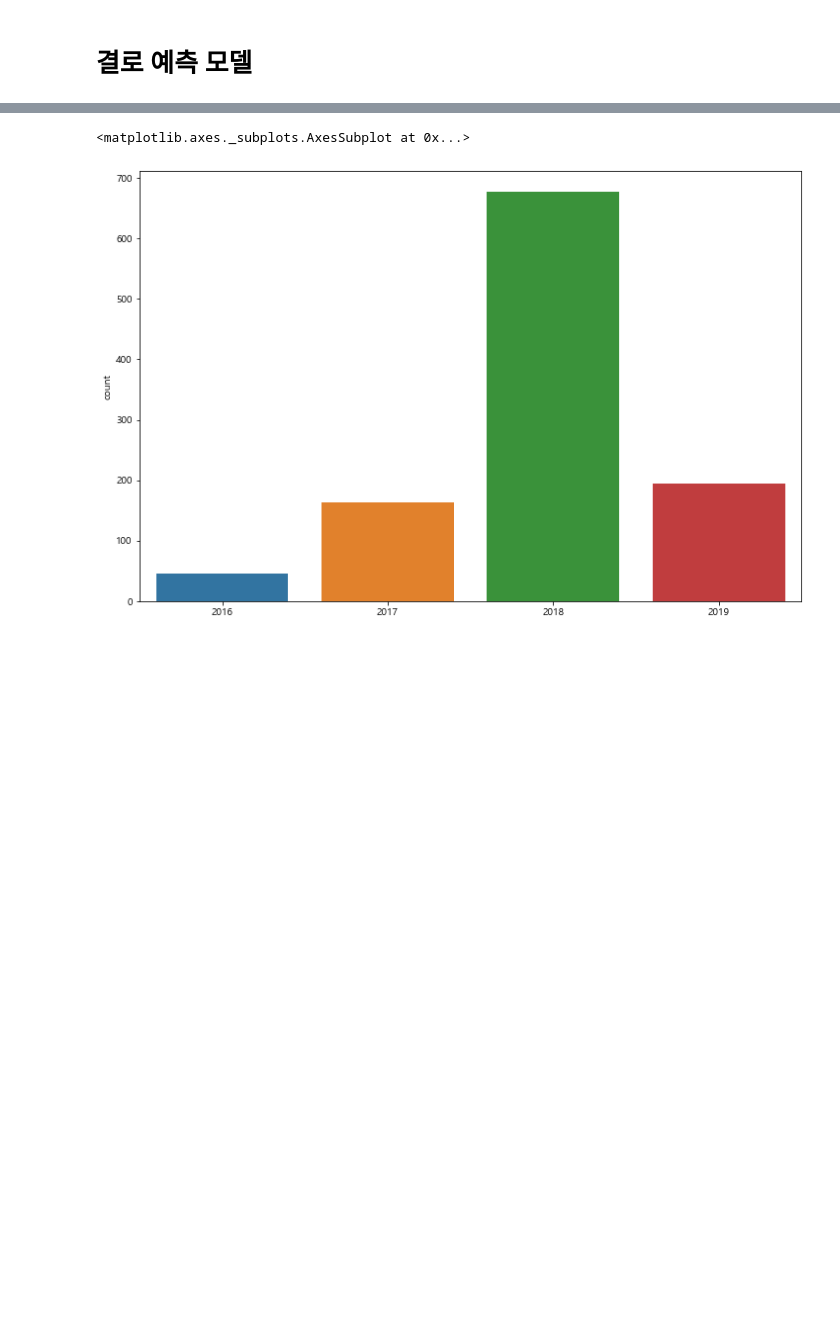
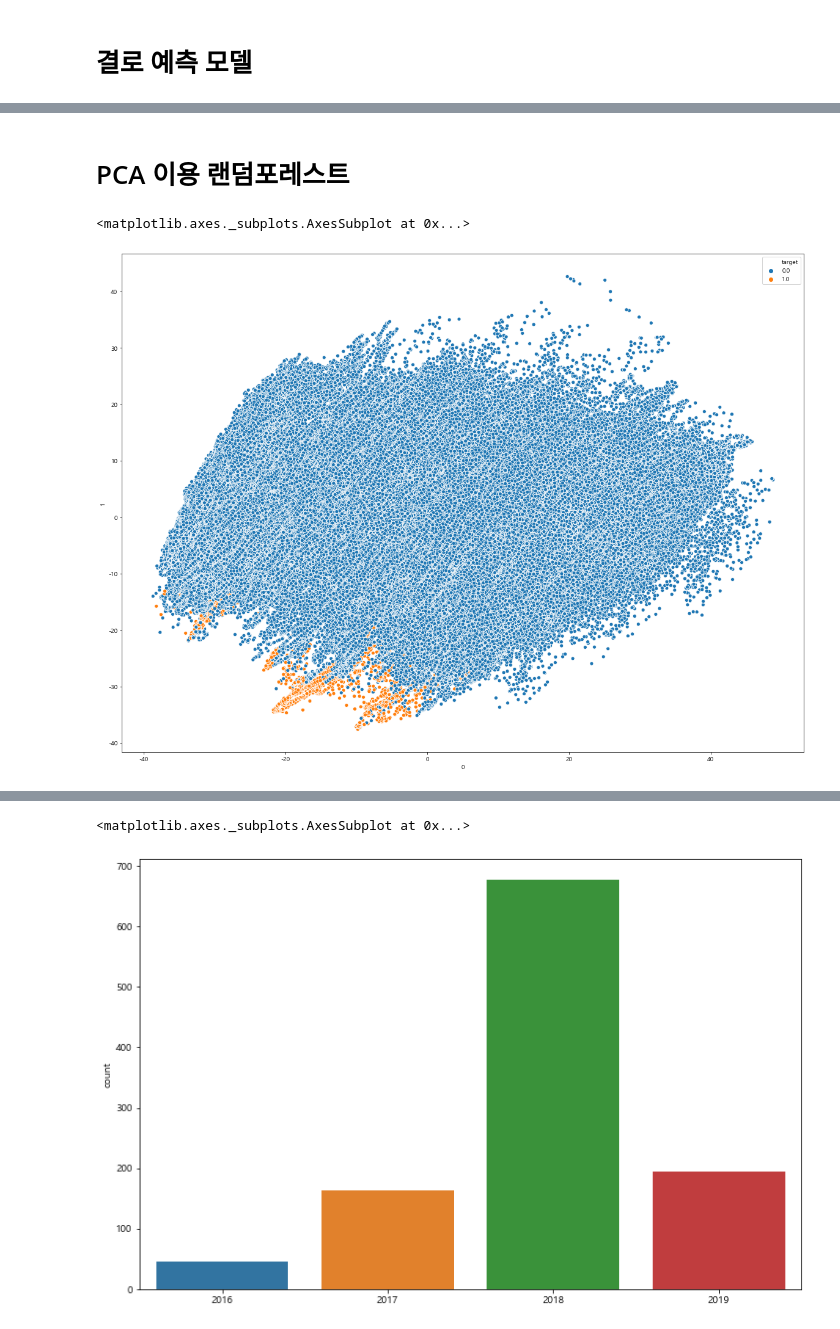
Before and after one commit to gw1303/weater_contest, a Jupyter notebook: main.ipynb, the cells around one changed output, grey strips where cells are left out. Cells and saved outputs as stored; diff of their text form; code cells hidden in the pictures; blank space fills up the shorter version.

```diff
--- a/main.ipynb
+++ b/main.ipynb
@@ -309,14 +330,20 @@ condensation_data['dew_diff'] = np.where(
     np.where(condensation_data['dewpoint']<condensation_data['temp_in'],
              1,0),0)
 
+# 전체 데이터셋 x,y 분리
+condensation_data_x = condensation_data.iloc[:,[0,1,2,4,5,6]]
+condensation_data_y = condensation_data.iloc[:,[3]]
+
+# 결로 1 값이 모두 들어간 데이터 샘플
 nag = condensation_data[condensation_data['target'] == 1]  # 1977
-pos_index = random.sample(list(condensation_data[condensation_data['target'] == 0].index), 4023)
+pos_index = random.sample(list(condensation_data[condensation_data['target'] == 0].index), 14023)
 pos = condensation_data.iloc[pos_index, :]
+condensation_sample = pd.concat([nag,pos])
 
-condensation_sample = pd.concat([nag,pos])
+# 셔플
 condensation_sample = condensation_sample.sample(frac=1).reset_index(drop=True)
+condensation_sample = condensation_sample.iloc[:,[0,1,2,4,5,6,3]]
 
-condensation_data = condensation_data.iloc[:,[0,1,2,4,5,6,3]]
-
-condensation_data_x = condensation_sample.iloc[:,[0,1,2,3,4,5]]
-condensation_data_y = condensation_sample.iloc[:,[6]]
+# x, y 분리
+condensation_sample_x = condensation_sample.iloc[:,[0,1,2,3,4,5]]
+condensation_sample_y = condensation_sample.iloc[:,[6]]
@@ -322,0 +503,13 @@ condensation_data_y = condensation_sample.iloc[:,[6]]
+# %% [markdown]
+# PCA 이용 랜덤포레스트
+# %%
+plt.figure(figsize=(20,15))
+
+pca = PCA(n_components = 2)
+train_X2D = pca.fit_transform(condensation_data_x)
+pca_df = pd.concat([pd.DataFrame(train_X2D), condensation_data_y], axis=1)
+
+sns.scatterplot(data=pca_df, x=0, y=1, hue='target')
+# %% [output]
+<matplotlib.axes._subplots.AxesSubplot at 0x...>
+[figure, added]
```
Also changed, not shown: parts of 29 cells of this notebook, 1 other file.
